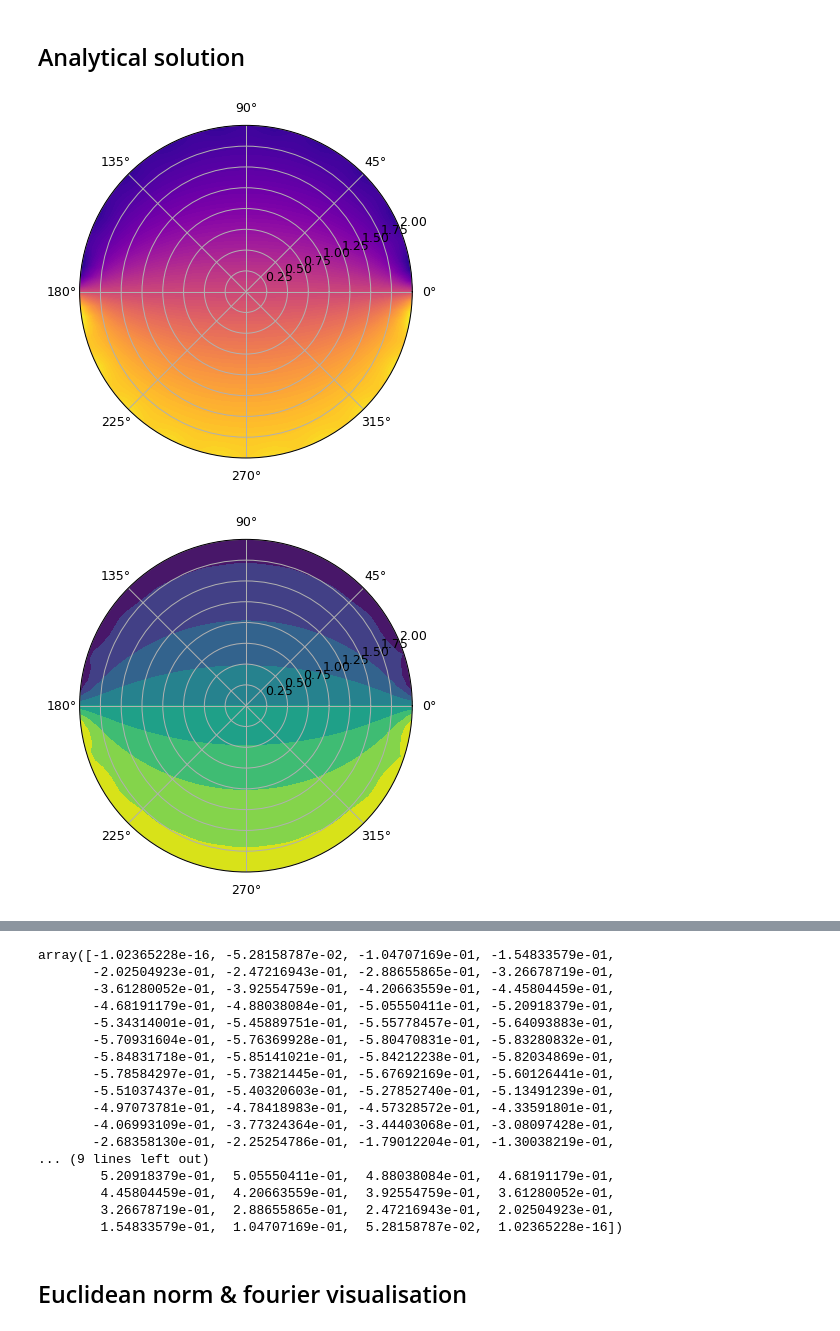
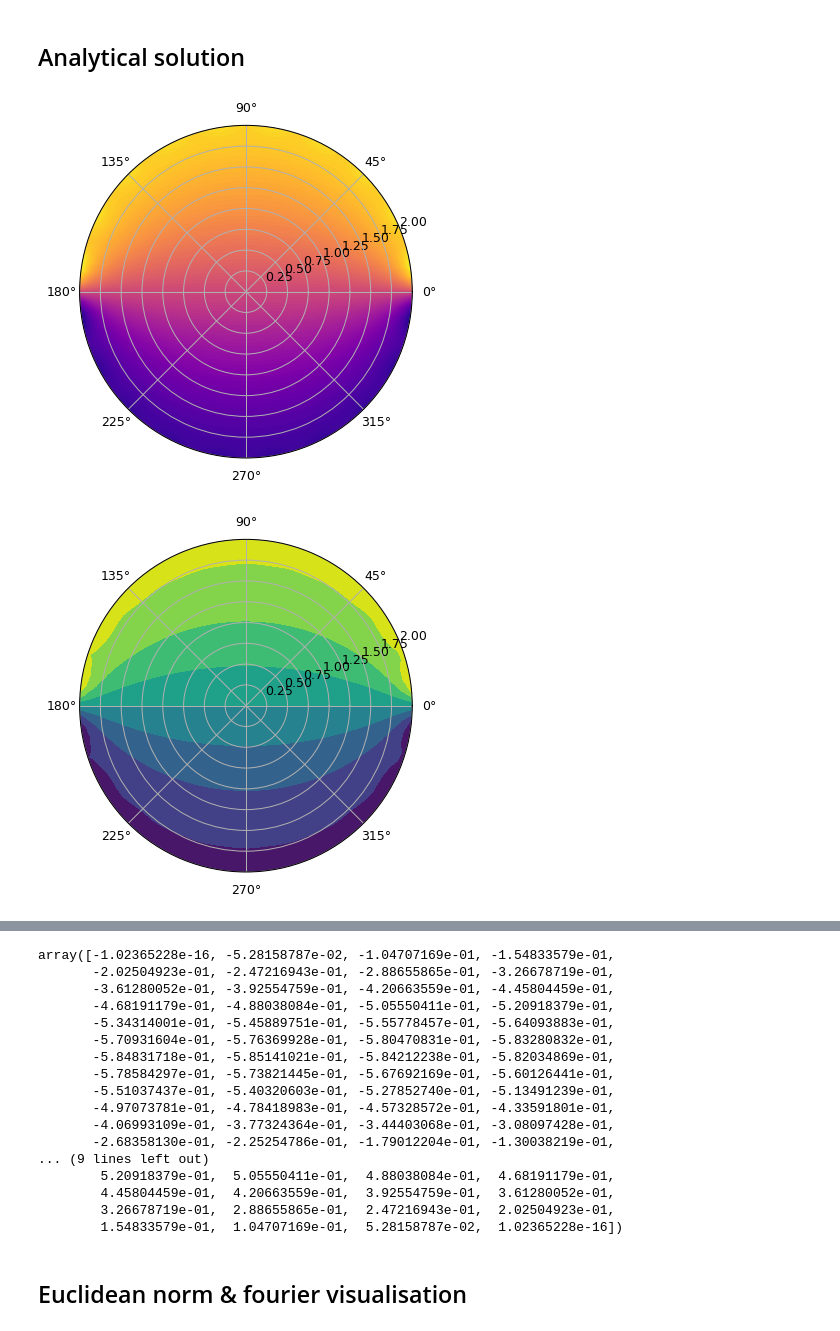
Before and after one commit to peterassessments/Individiual-Simulation, a Jupyter notebook: individual sim.ipynb, the cells around one changed output, grey strips where cells are left out. Saved outputs shown, nothing was run; the diff lists cells and outputs as text; code cells hidden in the pictures.

```diff
--- a/individual sim.ipynb
+++ b/individual sim.ipynb
@@ -3,12 +3,3 @@ import sympy as sp
 import matplotlib.pyplot as plt
 import numpy as np
 from sympy import *
-# %%
-T= sp.symbols('T')
-
-pi = sp.pi
-n = sp.symbols('n' , positive = True , integer = True)
-u = sp.symbols('u')
-
-
-sp.integrate(sp.sin(n*T), (T, 0,pi))
@@ -50,30 +45,28 @@ def simulation(N):  # pick an n value for the Fourier series
 
 #simulation(10)
 # %%
-#xs, ys = np.meshgrid(r, theta, sparse = True) # it all depends on how np is constructing this meshgrid
 
 zs = simulation(10)
 
 
-# redefining axes not using np.meshgrid as it doesnt seem to matter
 r = np.linspace(0, radius , D)
-theta = np.linspace(0, 2*np.pi , D)  #-np.pi, np.pi
+theta = np.linspace(-np.pi, np.pi , D)  #-np.pi, np.pi
 #h = plt.contourf(theta, r, zs)
 #plt.colorbar()
 #plt.show()
 plt.subplots( dpi = 90, subplot_kw=dict(projection = 'polar') )  # matplotlib constructing a plot where it takes polar arguments, converts them to cartesian and plots them
 #nicely on the interface, it takes the first value of r and the first theta for all values for theta then does the second r, which is why this works for my r by theta array U.
-plt.contourf(theta , r, zs, 100, cmap = 'plasma') #100, before cmap
+plt.contourf(theta , r, zs, 100, cmap = 'plasma')
 plt.show()
 
 plt.subplots( dpi = 90, subplot_kw=dict(projection = 'polar') )
 plt.contourf(theta , r, zs)
 plt.show()
 
 plt.contourf(theta,r ,zs)
 plt.show()
 
 zs[49, :]
 # %% [output]
-[figure, old version]
+[figure, new version]
-[figure, old version]
+[figure, new version]
```
Also changed, not shown: parts of 18 cells of this notebook.
